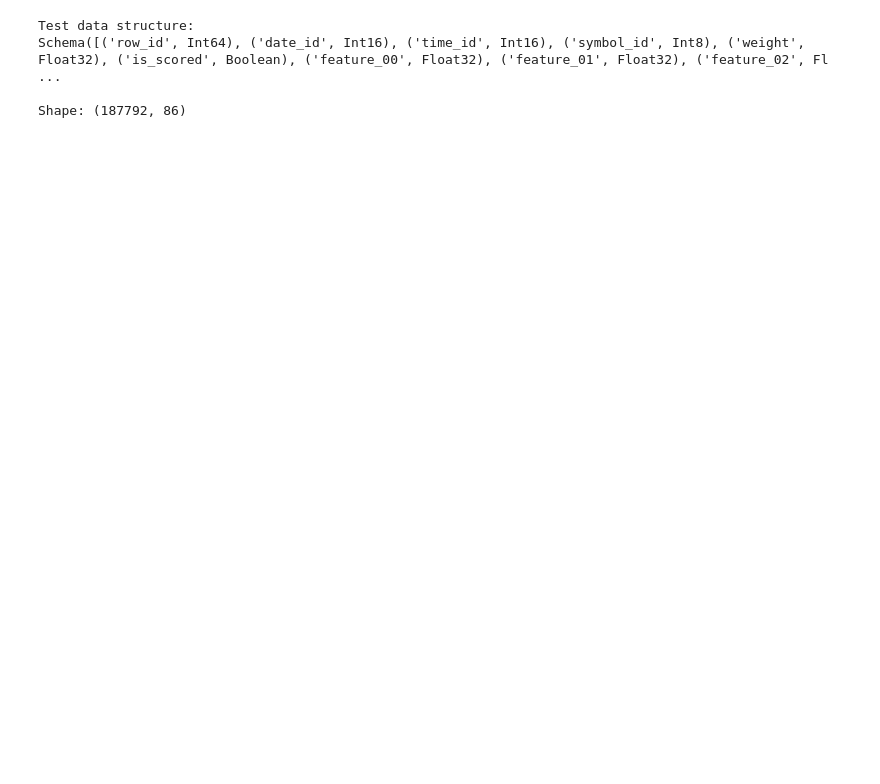
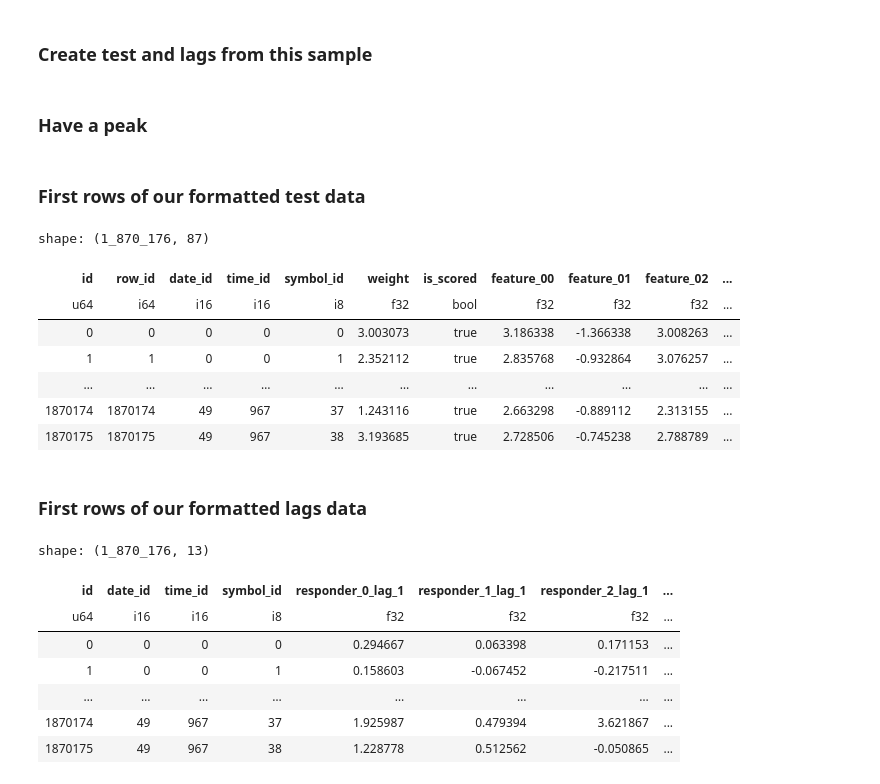
Before and after one commit to JacksonSprigg/JaneStreet-Kaggle, a Jupyter notebook: submission_testing/create_test_data.ipynb, the cells around one changed output. Drawn from its saved outputs; the diff is of its cells as text; code cells hidden in the pictures; blank space fills up the shorter version.

```diff
--- a/submission_testing/create_test_data.ipynb
+++ b/submission_testing/create_test_data.ipynb
@@ -83 +58,3 @@ shape: (5, 3)
 └─────────┴───────────┴─────────┘
+# %% [markdown]
+### Create test and lags from this sample
@@ -84,31 +78,48 @@ shape: (5, 3)
+# %%
+# Create lags data matching competition format
+local_lags_formatted = local_test.select([
+    pl.int_range(0, pl.len()).cast(pl.UInt64).alias('id'),
+    # Shift date_ids to start at 0 while preserving order
+    (pl.col('date_id') - pl.col('date_id').min()).cast(pl.Int16).alias('date_id'),
+    pl.col('time_id').cast(pl.Int16),
+    pl.col('symbol_id').cast(pl.Int8),
+    # Get all responders with _lag_1 suffix
+    *[pl.col(f'responder_{i}').cast(pl.Float32).alias(f'responder_{i}_lag_1')
+      for i in range(9)]
+])
+# %% [markdown]
+### Have a peak
 # %%
 def create_title(title):
     return HTML(f"""
     <h3>{title}</h3>
     """)
 
 # Look at the data before saving
-with pl.Config(tbl_rows=16, tbl_cols=-1):
+with pl.Config(tbl_rows=4, tbl_cols=-1):
     display(create_title("First rows of our formatted test data"))
-    display(local_test_formatted.head(16))
+    display(local_test_formatted)
 
-# Get some statistics
-test_statistics = local_test_formatted.select([
-    pl.all().mean().round(4).alias('mean'),
-    pl.all().std().round(4).alias('std'),
-    pl.all().min().alias('min'),
-    pl.all().max().alias('max'),
-    pl.all().null_count().alias('null_count')
-]).transpose(
-    column_names=['statistic'],
-    include_header=True
-)
-
-with pl.Config(tbl_rows=-1, tbl_cols=-1):
-    display(create_title("Statistical Summary of Test Data"))
-    display(test_statistics)
+# Look at the data before saving
+with pl.Config(tbl_rows=4, tbl_cols=-1):
+    display(create_title("First rows of our formatted lags data"))
+    display(local_lags_formatted)
 # %% [output]
+First rows of our formatted test data
-Test data structure:
-Schema([('row_id', Int64), ('date_id', Int16), ('time_id', Int16), ('symbol_id', Int8), ('weight', Float32), ('is_scored', Boolean), ('feature_00', Float32), ('feature_01', Float32), ('feature_02', Fl ...
-
-Shape: (187792, 86)
+shape: (1_870_176, 87)
+| id | row_id | date_id | time_id | symbol_id | weight | is_scored | feature_00 | feature_01 | feature_02 | ... |
+| u64 | i64 | i16 | i16 | i8 | f32 | bool | f32 | f32 | f32 | ... |
+| 0 | 0 | 0 | 0 | 0 | 3.003073 | true | 3.186338 | -1.366338 | 3.008263 | ... |
+| 1 | 1 | 0 | 0 | 1 | 2.352112 | true | 2.835768 | -0.932864 | 3.076257 | ... |
+| … | … | … | … | … | … | … | … | … | … | ... |
+| 1870174 | 1870174 | 49 | 967 | 37 | 1.243116 | true | 2.663298 | -0.889112 | 2.313155 | ... |
+| 1870175 | 1870175 | 49 | 967 | 38 | 3.193685 | true | 2.728506 | -0.745238 | 2.788789 | ... |
+First rows of our formatted lags data
+shape: (1_870_176, 13)
+| id | date_id | time_id | symbol_id | responder_0_lag_1 | responder_1_lag_1 | responder_2_lag_1 | ... |
+| u64 | i16 | i16 | i8 | f32 | f32 | f32 | ... |
+| 0 | 0 | 0 | 0 | 0.294667 | 0.063398 | 0.171153 | ... |
+| 1 | 0 | 0 | 1 | 0.158603 | -0.067452 | -0.217511 | ... |
+| … | … | … | … | … | … | … | ... |
+| 1870174 | 49 | 967 | 37 | 1.925987 | 0.479394 | 3.621867 | ... |
+| 1870175 | 49 | 967 | 38 | 1.228778 | 0.512562 | -0.050865 | ... |
```
Also changed, not shown: parts of 11 cells of this notebook, 2 other files.
